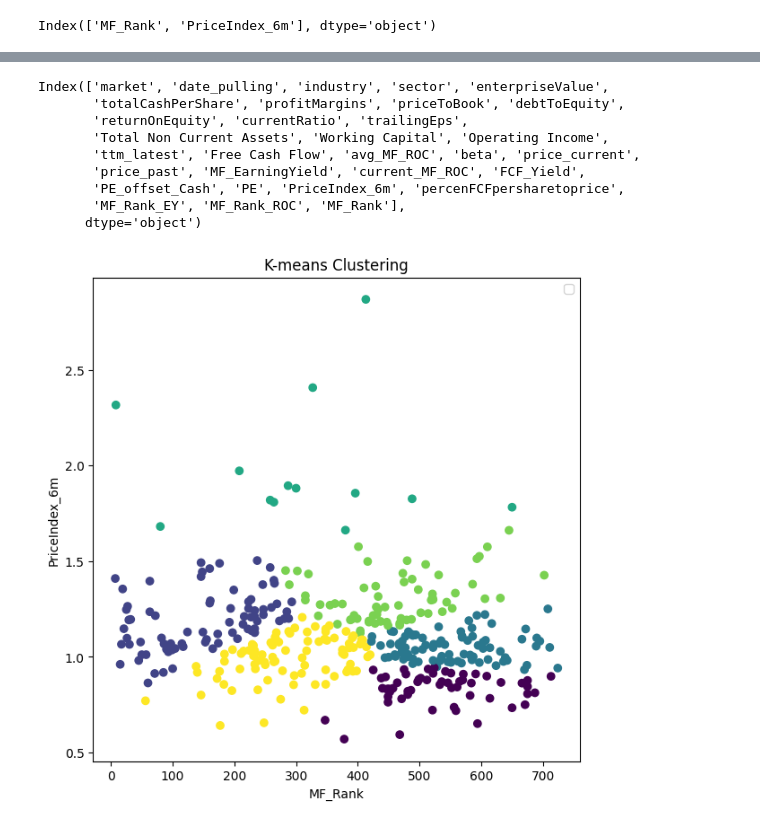
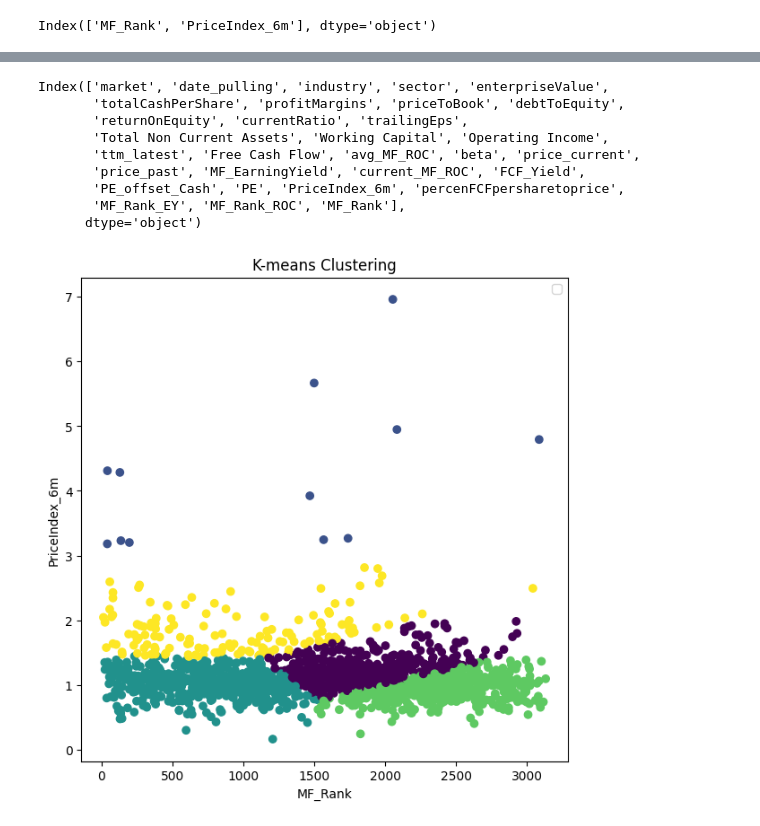
Before and after one commit to NarasetS/Essence_of_Healthy_Stocks, a Jupyter notebook: 3_ClusteringAnalysis.ipynb, the cells around one changed output, grey strips where cells are left out. Saved outputs shown, nothing was run; the diff lists cells and outputs as text; code cells hidden in the pictures.

```diff
--- a/3_ClusteringAnalysis.ipynb
+++ b/3_ClusteringAnalysis.ipynb
@@ -9,7 +9,7 @@ from sklearn.preprocessing import StandardScaler
 from sklearn.metrics import silhouette_score
 # Load your dataset
 
-filename = 'df_list_stock_sp500.csv'
+filename = 'df_list_stock_US.csv'
 data = pd.read_csv(filename)
 # %%
 print(len(data))
@@ -128,36 +128,36 @@ plt.show()
 # %%
 # K-means clustering
-n_clusters = 6
+n_clusters = 5
 kmeans = KMeans(n_clusters=n_clusters,random_state = 1)
 kmeans_labels = kmeans.fit_predict(scaled_data)
 
 # Plotting the clusters
 fig, ax1 = plt.subplots(1, 1, figsize=(7, 7))
 
 print(data.columns)
 yax = "PriceIndex_6m"
 xax = "MF_Rank"
 
 # K-means plot
 ax1.scatter(data[xax], data[yax], c=kmeans_labels, cmap='viridis')
 ax1.set_title('K-means Clustering')
 ax1.set_xlabel(xax)
 ax1.set_ylabel(yax)
 ax1.legend(loc='upper right')
 
 
 plt.show()
 # %% [output]
 Index(['market', 'date_pulling', 'industry', 'sector', 'enterpriseValue',
        'totalCashPerShare', 'profitMargins', 'priceToBook', 'debtToEquity',
        'returnOnEquity', 'currentRatio', 'trailingEps',
        'Total Non Current Assets', 'Working Capital', 'Operating Income',
        'ttm_latest', 'Free Cash Flow', 'avg_MF_ROC', 'beta', 'price_current',
        'price_past', 'MF_EarningYield', 'current_MF_ROC', 'FCF_Yield',
        'PE_offset_Cash', 'PE', 'PriceIndex_6m', 'percenFCFpersharetoprice',
        'MF_Rank_EY', 'MF_Rank_ROC', 'MF_Rank'],
       dtype='object')
-[figure, old version]
+[figure, new version]
 # %%
 data['clusterno_kmeans'] = kmeans_labels
 data.to_csv('clustered_'+filename,index= True)
```
Also changed, not shown: parts of 9 cells of this notebook.
